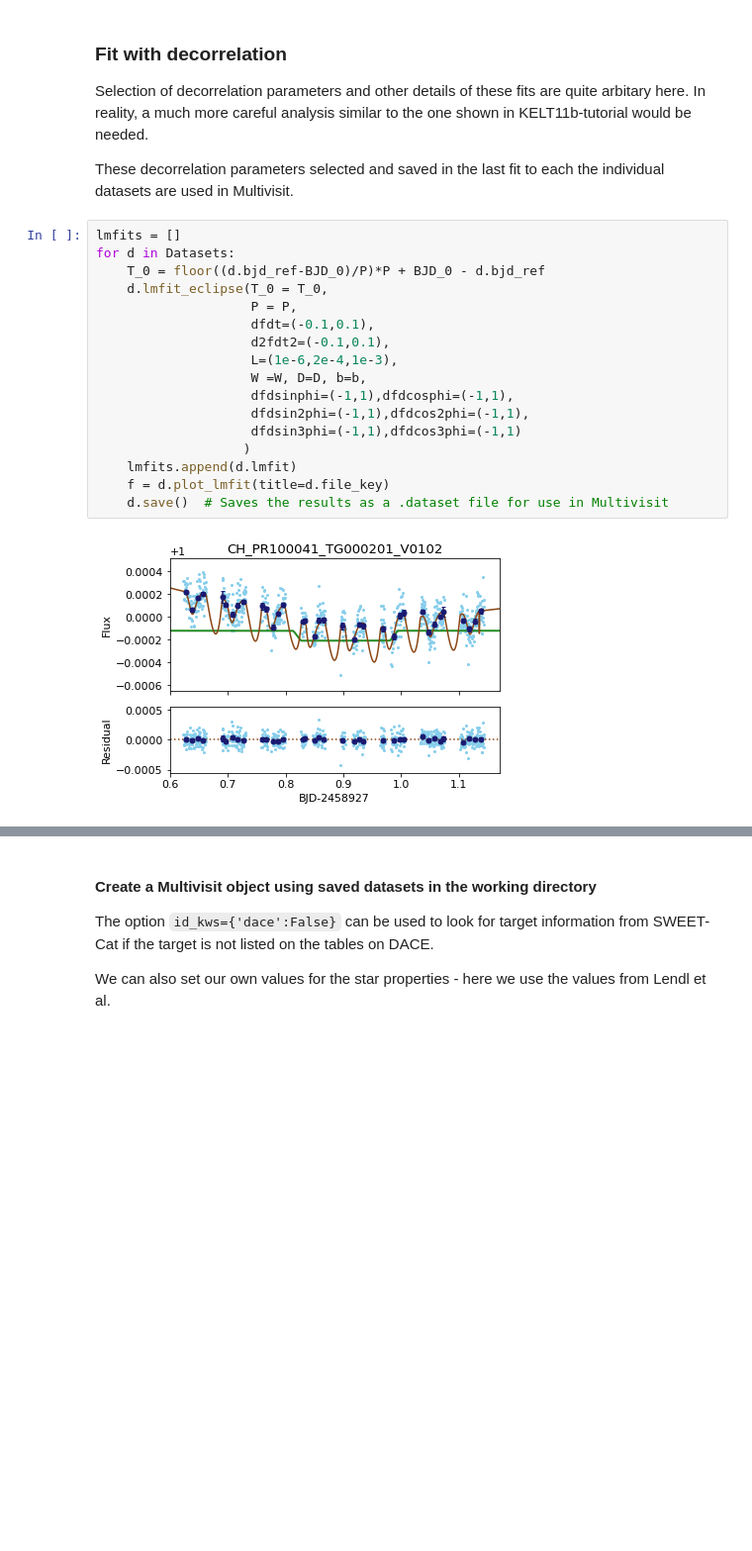
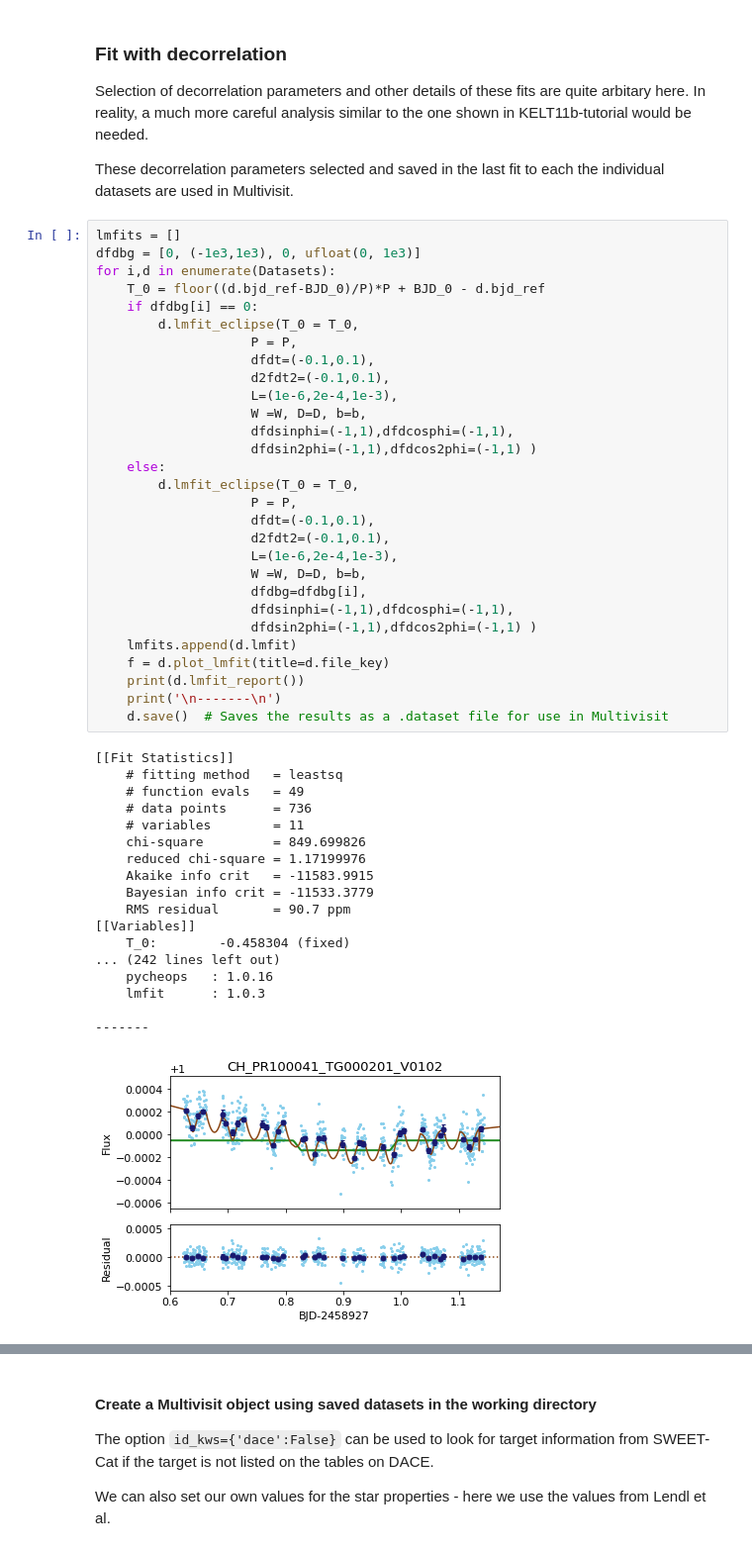
Before and after one commit to pmaxted/pycheops, a Jupyter notebook: pycheops/examples/Notebooks/WASP-189.ipynb, the cells around one changed output, grey strips where cells are left out. Shown at 99% size. Drawn from its saved outputs; the diff is of its cells as text; blank space fills up the shorter version.

```diff
--- a/pycheops/examples/Notebooks/WASP-189.ipynb
+++ b/pycheops/examples/Notebooks/WASP-189.ipynb
@@ -68,20 +60,49 @@ Selection of decorrelation parameters and other details of these fits are quite
 These decorrelation parameters selected and saved in the last fit to each the individual datasets are used in Multivisit.
 # %%
 lmfits = []
-for d in Datasets:
+dfdbg = [0, (-1e3,1e3), 0, ufloat(0, 1e3)]
+for i,d in enumerate(Datasets):
     T_0 = floor((d.bjd_ref-BJD_0)/P)*P + BJD_0 - d.bjd_ref
-    d.lmfit_eclipse(T_0 = T_0,
+    if dfdbg[i] == 0:
+        d.lmfit_eclipse(T_0 = T_0,
                     P = P,
                     dfdt=(-0.1,0.1),
                     d2fdt2=(-0.1,0.1),
                     L=(1e-6,2e-4,1e-3),
                     W =W, D=D, b=b,
                     dfdsinphi=(-1,1),dfdcosphi=(-1,1),
-                    dfdsin2phi=(-1,1),dfdcos2phi=(-1,1),
-                    dfdsin3phi=(-1,1),dfdcos3phi=(-1,1)
-                   )
+                    dfdsin2phi=(-1,1),dfdcos2phi=(-1,1) )
+    else:
+        d.lmfit_eclipse(T_0 = T_0,
+                    P = P,
+                    dfdt=(-0.1,0.1),
+                    d2fdt2=(-0.1,0.1),
+                    L=(1e-6,2e-4,1e-3),
+                    W =W, D=D, b=b,
+                    dfdbg=dfdbg[i],
+                    dfdsinphi=(-1,1),dfdcosphi=(-1,1),
+                    dfdsin2phi=(-1,1),dfdcos2phi=(-1,1) )
     lmfits.append(d.lmfit)
     f = d.plot_lmfit(title=d.file_key)
+    print(d.lmfit_report())
+    print('\n-------\n')
     d.save()  # Saves the results as a .dataset file for use in Multivisit
 # %% [output]
+[[Fit Statistics]]
+    # fitting method   = leastsq
+    # function evals   = 49
+    # data points      = 736
+    # variables        = 11
+    chi-square         = 849.699826
+    reduced chi-square = 1.17199976
+    Akaike info crit   = -11583.9915
+    Bayesian info crit = -11533.3779
+    RMS residual       = 90.7 ppm
+[[Variables]]
+    T_0:        -0.458304 (fixed)
+... (242 lines left out)
+    pycheops   : 1.0.16
+    lmfit      : 1.0.3
+
+-------
-[figure, old version]
+[figure, new version]
```
Also changed, not shown: parts of 18 cells of this notebook, 5 other files.
